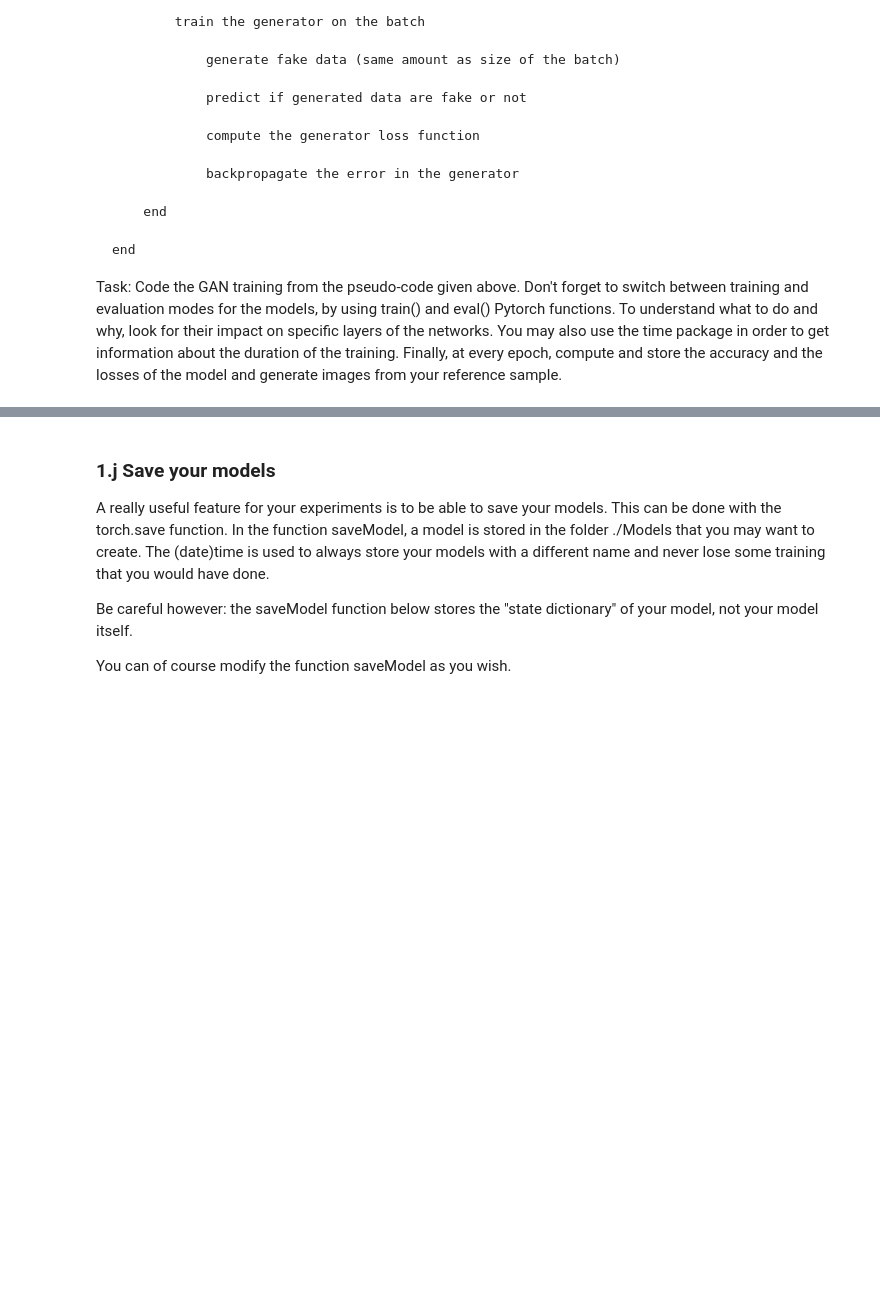
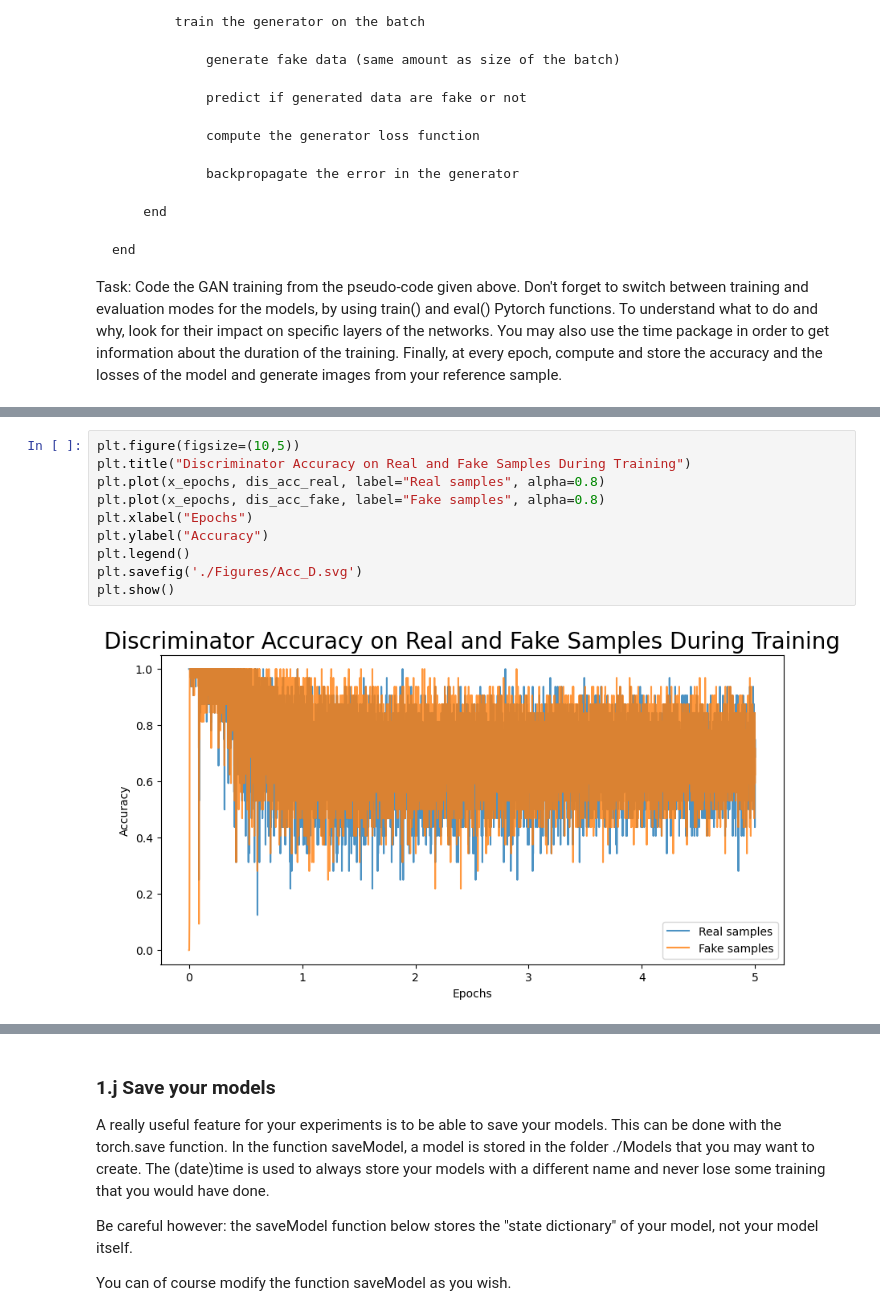
Before and after one commit to Pietro-Gavazzi/linma2472-project, a Jupyter notebook: project3/pietro.ipynb, the cells around one changed output, grey strips where cells are left out. Saved outputs shown, nothing was run; the diff lists cells and outputs as text; blank space fills up the shorter version.

```diff
--- a/project3/pietro.ipynb
+++ b/project3/pietro.ipynb
@@ -550,0 +701,12 @@ Task: Make those plots, as clean and readable as possible.
+# %%
+plt.figure(figsize=(10,5))
+plt.title("Discriminator Accuracy on Real and Fake Samples During Training")
+plt.plot(x_epochs, dis_acc_real, label="Real samples", alpha=0.8)
+plt.plot(x_epochs, dis_acc_fake, label="Fake samples", alpha=0.8)
+plt.xlabel("Epochs")
+plt.ylabel("Accuracy")
+plt.legend()
+plt.savefig('./Figures/Acc_D.svg')
+plt.show()
+# %% [output]
+[figure, added]
```
Also changed, not shown: parts of 34 cells of this notebook, 2 other files.
